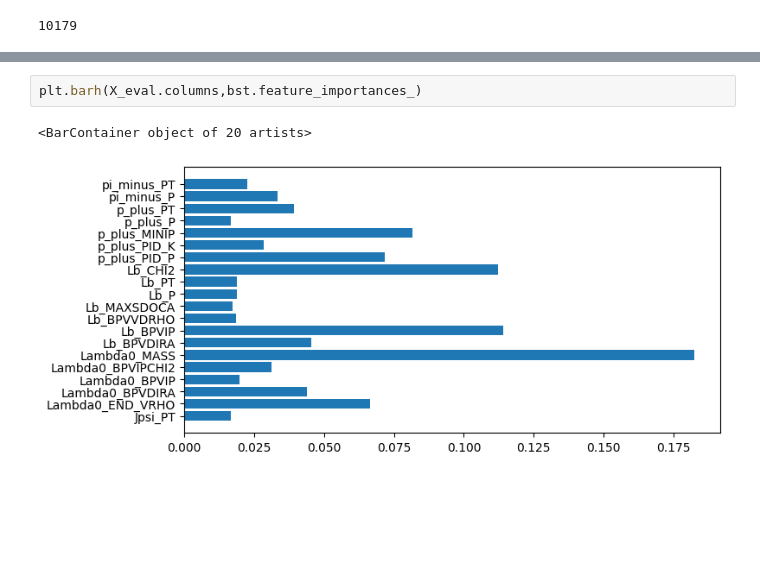
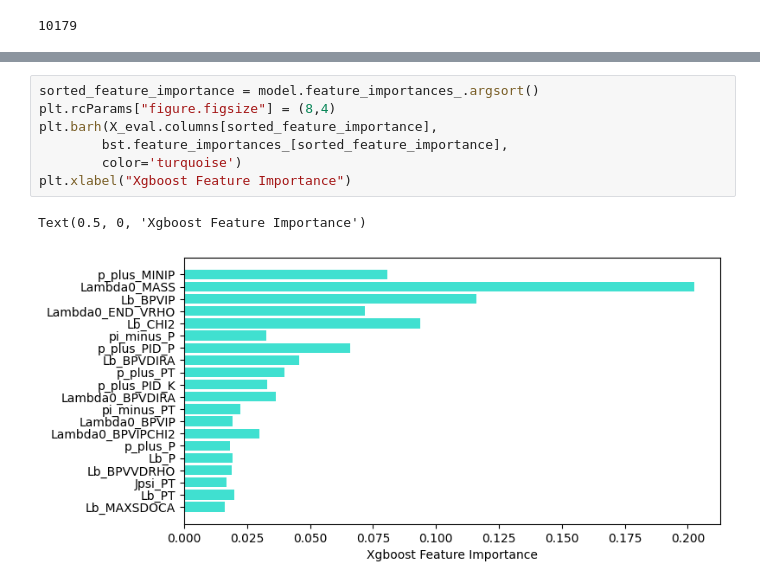
Before and after one commit to javeser/Trabajo-Fin-Master, a Jupyter notebook: catboot_model.ipynb, the cells around one changed output, grey strips where cells are left out. Saved outputs shown, nothing was run; the diff lists cells and outputs as text; blank space fills up the shorter version.

Commit message:
Fixed error. I change the xgBoost feature importance graphic to the catboost format, and i added an aditional graph comparing the catboost and xgboost feature importance.

```diff
--- a/catboot_model.ipynb
+++ b/catboot_model.ipynb
@@ -270,5 +270,10 @@ plt.show()
-# %%
-plt.barh(X_eval.columns,bst.feature_importances_)
-# %% [output]
-<BarContainer object of 20 artists>
-[figure, removed]
+# %%
+sorted_feature_importance = model.feature_importances_.argsort()
+plt.rcParams["figure.figsize"] = (8,4)
+plt.barh(X_eval.columns[sorted_feature_importance],
+        bst.feature_importances_[sorted_feature_importance],
+        color='turquoise')
+plt.xlabel("Xgboost Feature Importance")
+# %% [output]
+Text(0.5, 0, 'Xgboost Feature Importance')
+[figure, added]
```
Also changed, not shown: parts of 12 cells of this notebook.
